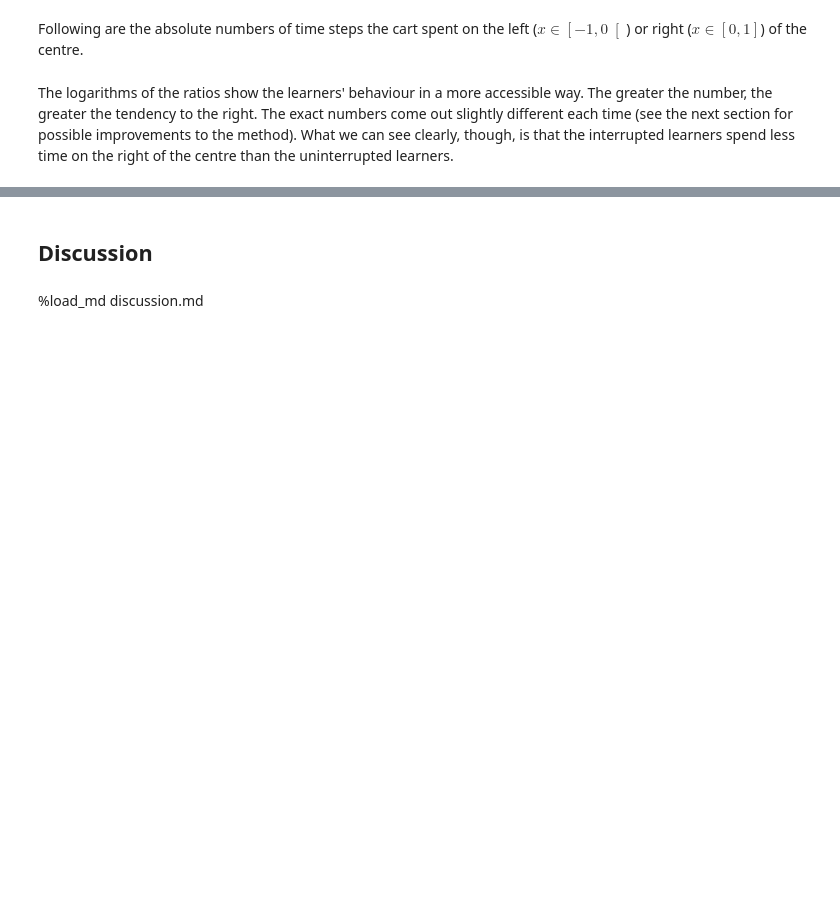
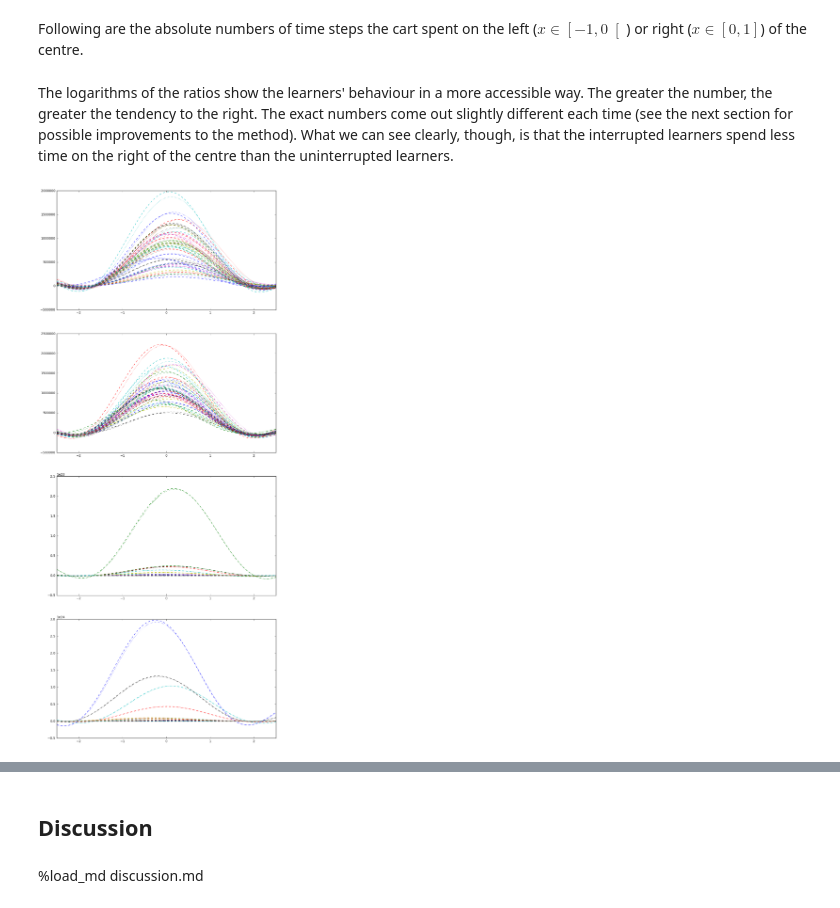
Before and after one commit to rmoehn/cartpole, a Jupyter notebook: notebooks/OffSwitchCartPole.ipynb, the cells around one changed output, grey strips where cells are left out. Saved outputs shown, nothing was run; the diff lists cells and outputs as text; code cells hidden in the pictures; blank space fills up the shorter version.

Commit message:
OffSwitchCartPole.ipynb: Continue experimenting
Plot all the value functions and see that strange things are going on.
Write down some observations and thoughts.

```diff
--- a/notebooks/OffSwitchCartPole.ipynb
+++ b/notebooks/OffSwitchCartPole.ipynb
@@ -224,3 +192,0 @@ y_samples[1] = np.array([[Q_s0(iSt[512:1024], 1, x) for x in x_samples] for iSt
-# %%
-ys_mean = np.mean(y_samples, axis=1)
-ys_std = np.std(y_samples, axis=1)
@@ -262,7 +221,7 @@ results['uninterrupted']['Q-learning'] = \
         functools.partial(make_uninterruptable_experience,
                           choose_action=linfa.choose_action_Q),
         n_procs=4,
-        n_trainings=16,
+        n_trainings=n_rounds,
         n_episodes=200,
         max_steps=500,
         xpos=ordinary_xpos,
@@ -283,7 +242,7 @@ results['interrupted']['Q-learning'] = \
         functools.partial(make_interruptable_experience,
                           choose_action=linfa.choose_action_Q),
         n_procs=4,
-        n_trainings=16,
+        n_trainings=n_rounds,
         n_episodes=200,
         max_steps=500,
         n_weights=ofour_n_weights)
@@ -336,0 +296,28 @@ Qs =
+# %%
+Qs = copy.deepcopy(results)
+for algo, interr in keyseq():
+    the_slice = slice(None, None) if interr == 'uninterrupted' \
+                    else slice(ofour_n_weights // 2, ofour_n_weights)
+    Q_sampless = np.array(
+                        [[Q_s0(theta[the_slice], act)(x_samples)
+                             for theta in results[interr][algo][2]]
+                            for act in (0, 1)],
+                        dtype=np.float64)
+    Q_means = np.mean(Q_sampless, axis=1)
+    Q_stds  = np.std(Q_sampless, axis=1)
+
+    Qs[interr][algo] = {'sampless': Q_sampless,
+                        'means':    Q_means,
+                        'stds':     Q_stds}
+# %%
+figure = pyplot.figure(figsize=(12,30))
+for i, (algo, interr) in enumerate(keyseq()):
+    for act in (0, 1):
+        ax = figure.add_subplot(4, 1, i + 1)
+        pyplot.gca().set_prop_cycle(None)
+        pyplot.plot(x_samples, Qs[interr][algo]['sampless'][act].T, lw=1, linestyle=l[act])
+        pyplot.xlim([-2.5, 2.5])
+
+pyplot.show()
+# %% [output]
+[figure, added]
```
Also changed, not shown: parts of 20 cells of this notebook.
